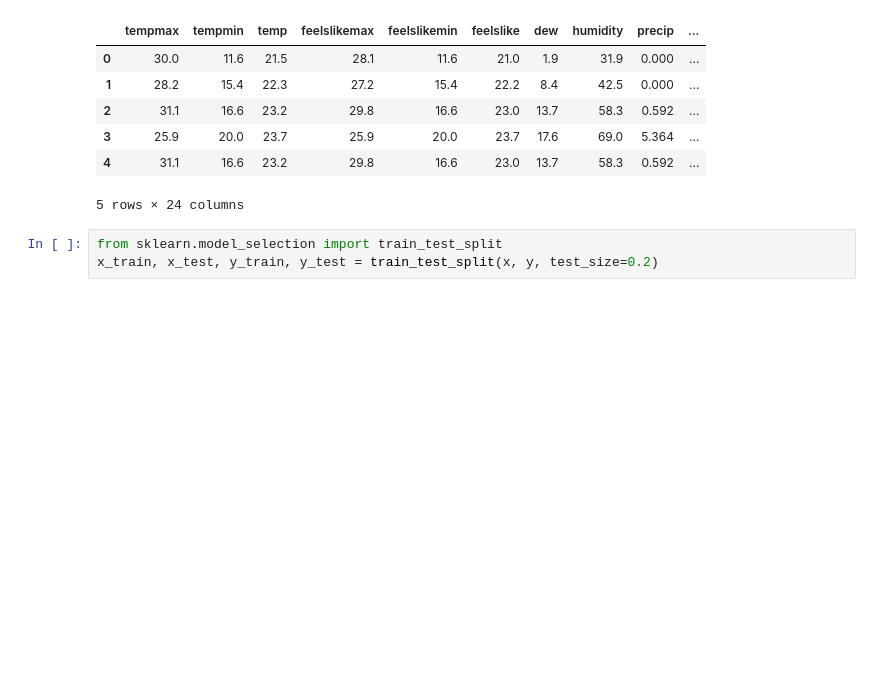
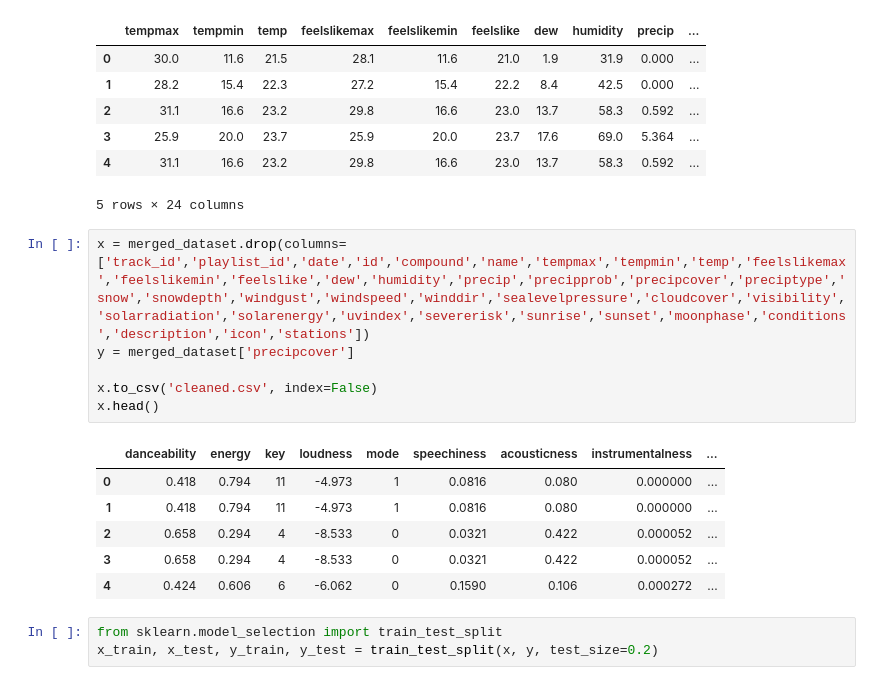
Before and after one commit to GU-Student-Projects/CPSC222, a Jupyter notebook: Final Project/final_project.ipynb, the cells around one changed output. Drawn from its saved outputs; the diff is of its cells as text; blank space fills up the shorter version.

```diff
--- a/Final Project/final_project.ipynb
+++ b/Final Project/final_project.ipynb
@@ -27,6 +27,19 @@ x.head()
 | 3 | 25.9 | 20.0 | 23.7 | 25.9 | 20.0 | 23.7 | 17.6 | 69.0 | 5.364 | ... |
 | 4 | 31.1 | 16.6 | 23.2 | 29.8 | 16.6 | 23.0 | 13.7 | 58.3 | 0.592 | ... |
 5 rows × 24 columns
+# %%
+x = merged_dataset.drop(columns=['track_id','playlist_id','date','id','compound','name','tempmax','tempmin','temp','feelslikemax','feelslikemin','feelslike','dew','humidity','precip','precipprob','precipcover','preciptype','snow','snowdepth','windgust','windspeed','winddir','sealevelpressure','cloudcover','visibility','solarradiation','solarenergy','uvindex','severerisk','sunrise','sunset','moonphase','conditions','description','icon','stations'])
+y = merged_dataset['precipcover']
+
+x.to_csv('cleaned.csv', index=False)
+x.head()
+# %% [output]
+|  | danceability | energy | key | loudness | mode | speechiness | acousticness | instrumentalness | ... |
+| 0 | 0.418 | 0.794 | 11 | -4.973 | 1 | 0.0816 | 0.080 | 0.000000 | ... |
+| 1 | 0.418 | 0.794 | 11 | -4.973 | 1 | 0.0816 | 0.080 | 0.000000 | ... |
+| 2 | 0.658 | 0.294 | 4 | -8.533 | 0 | 0.0321 | 0.422 | 0.000052 | ... |
+| 3 | 0.658 | 0.294 | 4 | -8.533 | 0 | 0.0321 | 0.422 | 0.000052 | ... |
+| 4 | 0.424 | 0.606 | 6 | -6.062 | 0 | 0.1590 | 0.106 | 0.000272 | ... |
 # %%
 from sklearn.model_selection import train_test_split
 x_train, x_test, y_train, y_test = train_test_split(x, y, test_size=0.2)
```
Also changed, not shown: parts of 3 cells of this notebook, 1 other file.
